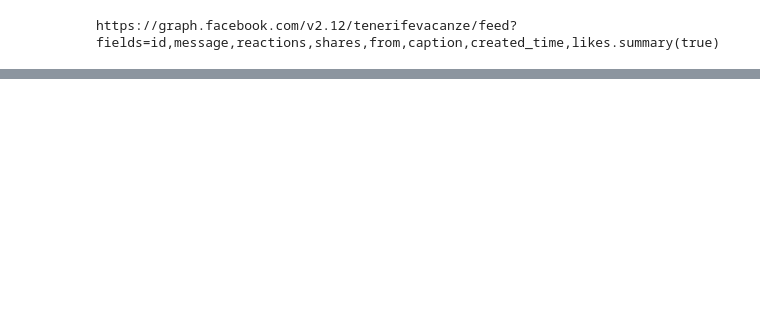
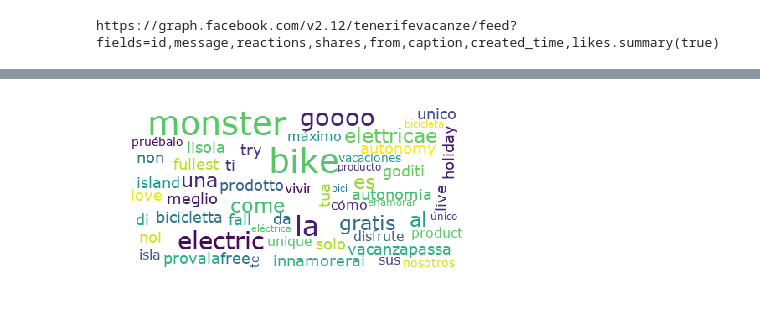
Before and after one commit to alu0100767803/TFG, a Jupyter notebook: Untitled2.ipynb, the cells around one changed output, grey strips where cells are left out. Drawn from its saved outputs; the diff is of its cells as text; code cells hidden in the pictures; blank space fills up the shorter version.

```diff
--- a/Untitled2.ipynb
+++ b/Untitled2.ipynb
@@ -242,0 +301,4 @@ Paso 2
+# %%
+viz_wordcloud(df_posts, 'keywords')
+# %% [output]
+[figure, added]
```
Also changed, not shown: parts of 18 cells of this notebook, 19 other files.
